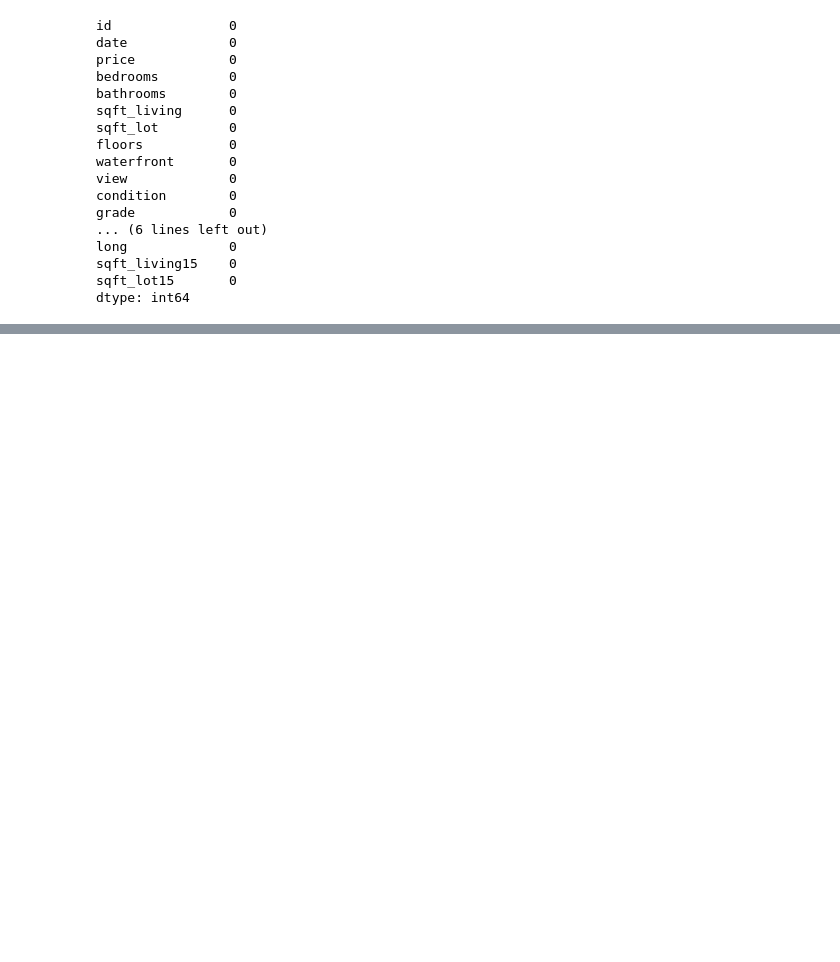
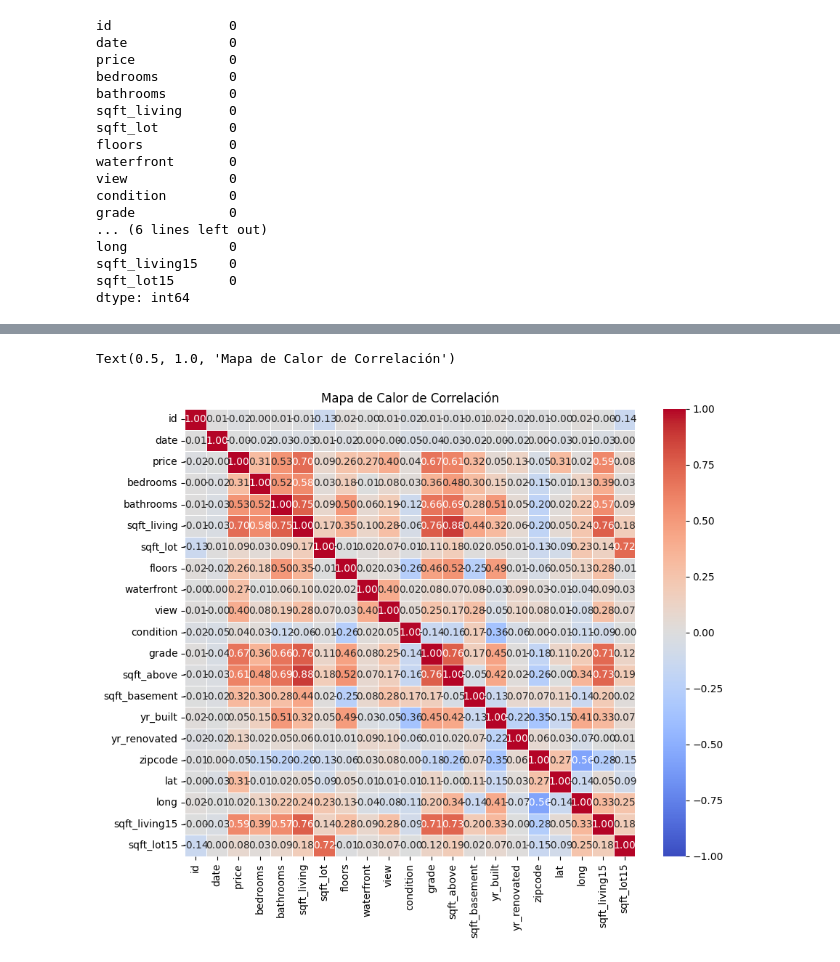
Before and after one commit to taniamvitoria/kc_house_data, a Jupyter notebook: kc_house.ipynb, the cells around one changed output, grey strips where cells are left out. Drawn from its saved outputs; the diff is of its cells as text; code cells hidden in the pictures; blank space fills up the shorter version.

```diff
--- a/kc_house.ipynb
+++ b/kc_house.ipynb
@@ -121,0 +78,9 @@ sqft_lot15: El área promedio del lote (en pies cuadrados) de las casas vecinas
+# %%
+# Convertir la columna "date" a tipo de dato de fecha
+df['date'] = pd.to_datetime(df['date'])
+
+# Calcular la matriz de correlación
+correlation_matrix = df.corr()
+
+# Mostrar la matriz de correlación
+print(correlation_matrix)
@@ -121,0 +105,13 @@ sqft_lot15: El área promedio del lote (en pies cuadrados) de las casas vecinas
+# %%
+# Crear una figura y un eje
+plt.figure(figsize=(10, 8))
+
+# Personalizar el mapa de calor
+sns.heatmap(correlation_matrix, vmin=-1., vmax=1., annot=True, cmap='coolwarm',
+            linewidths=0.5, fmt=".2f", annot_kws={"size": 10})
+
+# Añadir título
+plt.title('Mapa de Calor de Correlación')
+# %% [output]
+Text(0.5, 1.0, 'Mapa de Calor de Correlación')
+[figure, added]
```
Also changed, not shown: parts of 11 cells of this notebook.
